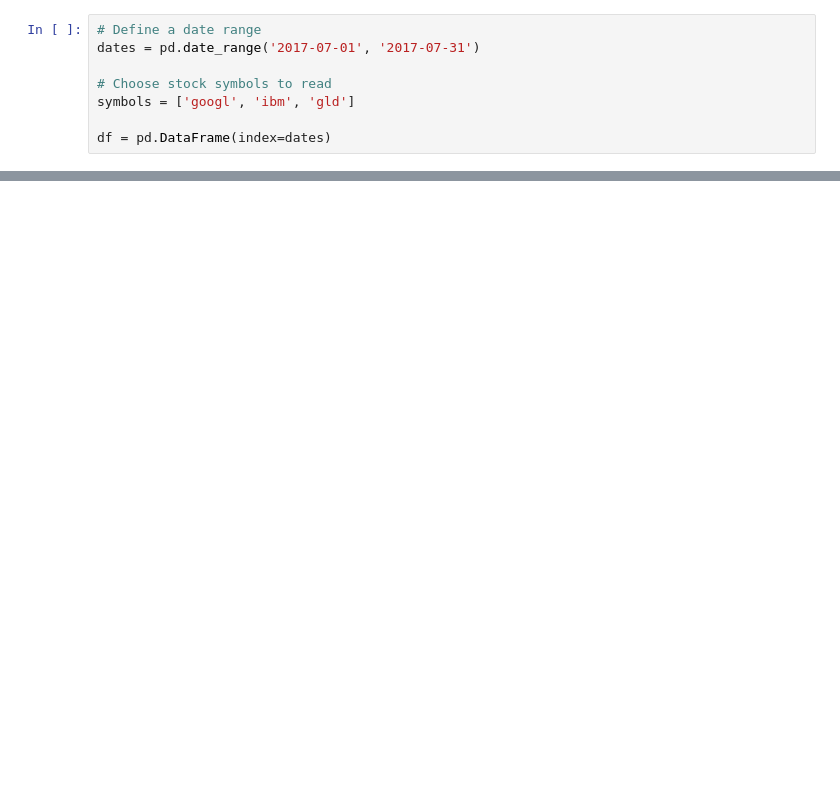
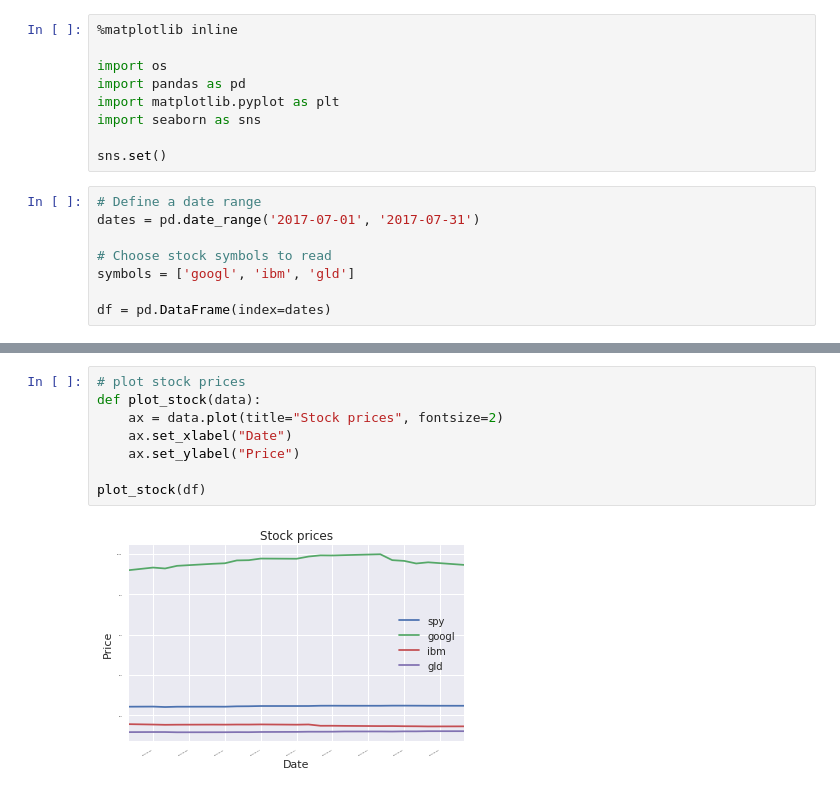
Before and after one commit to angelmtenor/ML4T, a Jupyter notebook: A_Working_with_multiple_stocks.ipynb, the cells around one changed output, grey strips where cells are left out. Drawn from its saved outputs; the diff is of its cells as text; blank space fills up the shorter version.

Commit message:
feat: Add stock plots

```diff
--- a/A_Working_with_multiple_stocks.ipynb
+++ b/A_Working_with_multiple_stocks.ipynb
@@ -6,3 +3,12 @@ import pandas as pd
+# %%
+%matplotlib inline
+
+import os
+import pandas as pd
+import matplotlib.pyplot as plt
+import seaborn as sns
+
+sns.set()
 # %%
 # Define a date range
 dates = pd.date_range('2017-07-01', '2017-07-31')
@@ -34,0 +50,10 @@ df.head()
+# %%
+# plot stock prices
+def plot_stock(data):
+    ax = data.plot(title="Stock prices", fontsize=2)
+    ax.set_xlabel("Date")
+    ax.set_ylabel("Price")
+
+plot_stock(df)
+# %% [output]
+[figure, added]
```
Also changed, not shown: parts of 4 cells of this notebook.
